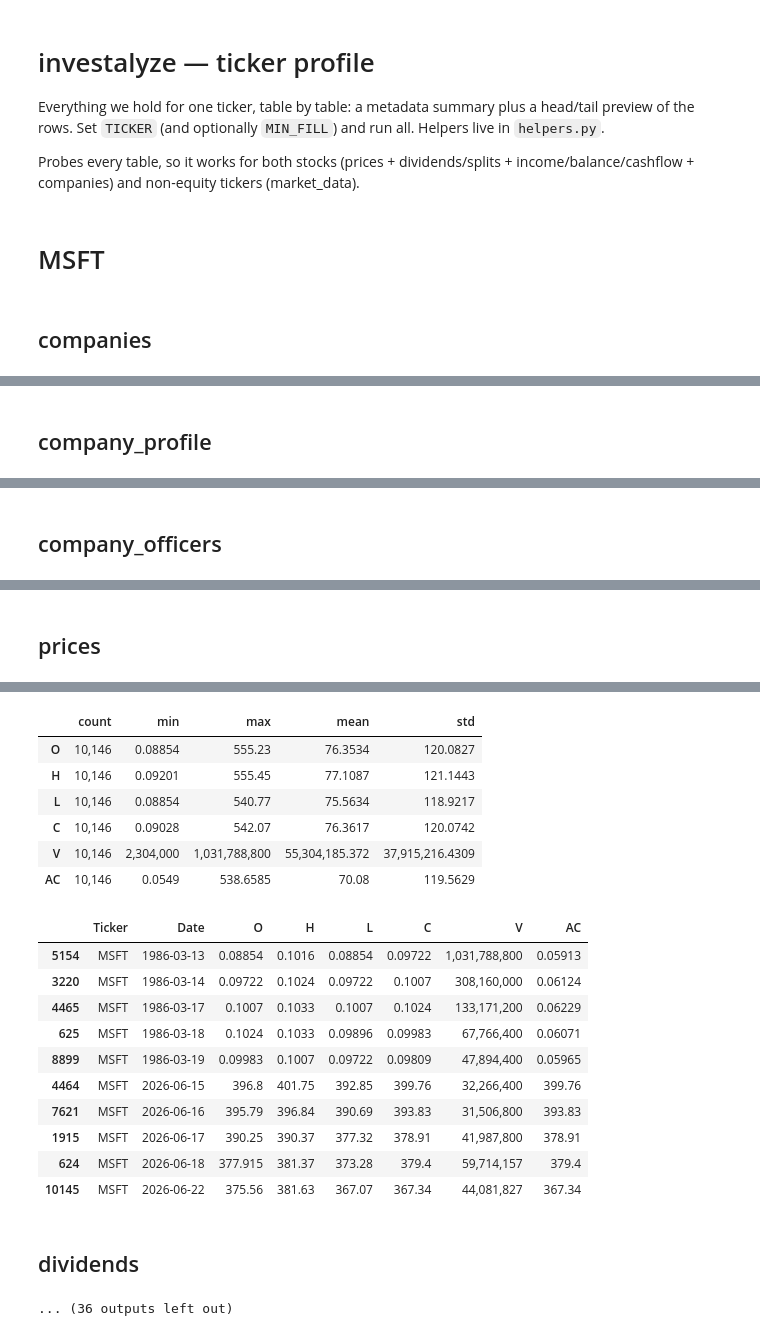
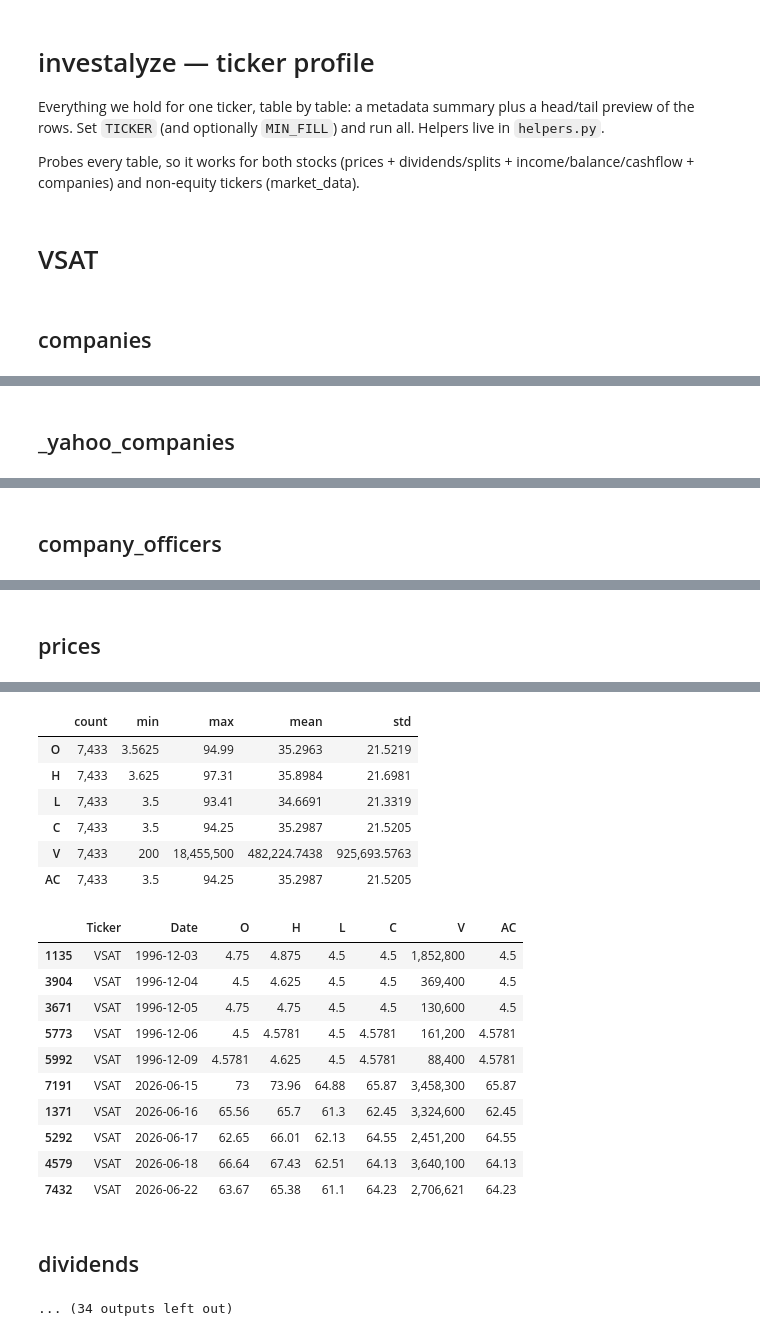
Before and after one commit to marcdumon/investalyze, a Jupyter notebook: notebooks/2_ticker_profile.ipynb, the cells around one changed output, grey strips where cells are left out. Drawn from its saved outputs; the diff is of its cells as text; code cells hidden in the pictures.

```diff
--- a/notebooks/2_ticker_profile.ipynb
+++ b/notebooks/2_ticker_profile.ipynb
@@ -14,11 +14,11 @@ from helpers import connect_readonly, show_ticker_profile
 
 con = connect_readonly()
 # %%
-TICKER = 'MSFT'    # the ticker to profile
+TICKER = 'VSAT'    # the ticker to profile
 MIN_FILL = 0.5     # fundamentals: keep stat columns filled in >= this fraction of rows
 
 show_ticker_profile(con, TICKER, MIN_FILL)
 # %% [output]
-# MSFT
+# VSAT
 ## companies
 |  | 0 |
@@ -39,2 +42,2 @@ show_ticker_profile(con, TICKER, MIN_FILL)
-## company_profile
+## _yahoo_companies
 |  | 0 |
@@ -71,20 +74,20 @@ show_ticker_profile(con, TICKER, MIN_FILL)
 |  | count | min | max | mean | std |
-| O | 10,146 | 0.08854 | 555.23 | 76.3534 | 120.0827 |
-| H | 10,146 | 0.09201 | 555.45 | 77.1087 | 121.1443 |
-| L | 10,146 | 0.08854 | 540.77 | 75.5634 | 118.9217 |
-| C | 10,146 | 0.09028 | 542.07 | 76.3617 | 120.0742 |
-| V | 10,146 | 2,304,000 | 1,031,788,800 | 55,304,185.372 | 37,915,216.4309 |
-| AC | 10,146 | 0.0549 | 538.6585 | 70.08 | 119.5629 |
+| O | 7,433 | 3.5625 | 94.99 | 35.2963 | 21.5219 |
+| H | 7,433 | 3.625 | 97.31 | 35.8984 | 21.6981 |
+| L | 7,433 | 3.5 | 93.41 | 34.6691 | 21.3319 |
+| C | 7,433 | 3.5 | 94.25 | 35.2987 | 21.5205 |
+| V | 7,433 | 200 | 18,455,500 | 482,224.7438 | 925,693.5763 |
+| AC | 7,433 | 3.5 | 94.25 | 35.2987 | 21.5205 |
 |  | Ticker | Date | O | H | L | C | V | AC |
-| 5154 | MSFT | 1986-03-13 | 0.08854 | 0.1016 | 0.08854 | 0.09722 | 1,031,788,800 | 0.05913 |
-| 3220 | MSFT | 1986-03-14 | 0.09722 | 0.1024 | 0.09722 | 0.1007 | 308,160,000 | 0.06124 |
-| 4465 | MSFT | 1986-03-17 | 0.1007 | 0.1033 | 0.1007 | 0.1024 | 133,171,200 | 0.06229 |
-| 625 | MSFT | 1986-03-18 | 0.1024 | 0.1033 | 0.09896 | 0.09983 | 67,766,400 | 0.06071 |
-| 8899 | MSFT | 1986-03-19 | 0.09983 | 0.1007 | 0.09722 | 0.09809 | 47,894,400 | 0.05965 |
-| 4464 | MSFT | 2026-06-15 | 396.8 | 401.75 | 392.85 | 399.76 | 32,266,400 | 399.76 |
-| 7621 | MSFT | 2026-06-16 | 395.79 | 396.84 | 390.69 | 393.83 | 31,506,800 | 393.83 |
-| 1915 | MSFT | 2026-06-17 | 390.25 | 390.37 | 377.32 | 378.91 | 41,987,800 | 378.91 |
-| 624 | MSFT | 2026-06-18 | 377.915 | 381.37 | 373.28 | 379.4 | 59,714,157 | 379.4 |
-| 10145 | MSFT | 2026-06-22 | 375.56 | 381.63 | 367.07 | 367.34 | 44,081,827 | 367.34 |
+| 1135 | VSAT | 1996-12-03 | 4.75 | 4.875 | 4.5 | 4.5 | 1,852,800 | 4.5 |
+| 3904 | VSAT | 1996-12-04 | 4.5 | 4.625 | 4.5 | 4.5 | 369,400 | 4.5 |
+| 3671 | VSAT | 1996-12-05 | 4.75 | 4.75 | 4.5 | 4.5 | 130,600 | 4.5 |
+| 5773 | VSAT | 1996-12-06 | 4.5 | 4.5781 | 4.5 | 4.5781 | 161,200 | 4.5781 |
+| 5992 | VSAT | 1996-12-09 | 4.5781 | 4.625 | 4.5 | 4.5781 | 88,400 | 4.5781 |
+| 7191 | VSAT | 2026-06-15 | 73 | 73.96 | 64.88 | 65.87 | 3,458,300 | 65.87 |
+| 1371 | VSAT | 2026-06-16 | 65.56 | 65.7 | 61.3 | 62.45 | 3,324,600 | 62.45 |
+| 5292 | VSAT | 2026-06-17 | 62.65 | 66.01 | 62.13 | 64.55 | 2,451,200 | 64.55 |
+| 4579 | VSAT | 2026-06-18 | 66.64 | 67.43 | 62.51 | 64.13 | 3,640,100 | 64.13 |
+| 7432 | VSAT | 2026-06-22 | 63.67 | 65.38 | 61.1 | 64.23 | 2,706,621 | 64.23 |
 ## dividends
-... (36 outputs left out)
+... (34 outputs left out)
```
Also changed, not shown: parts of 1 cell of this notebook, 14 other files.
